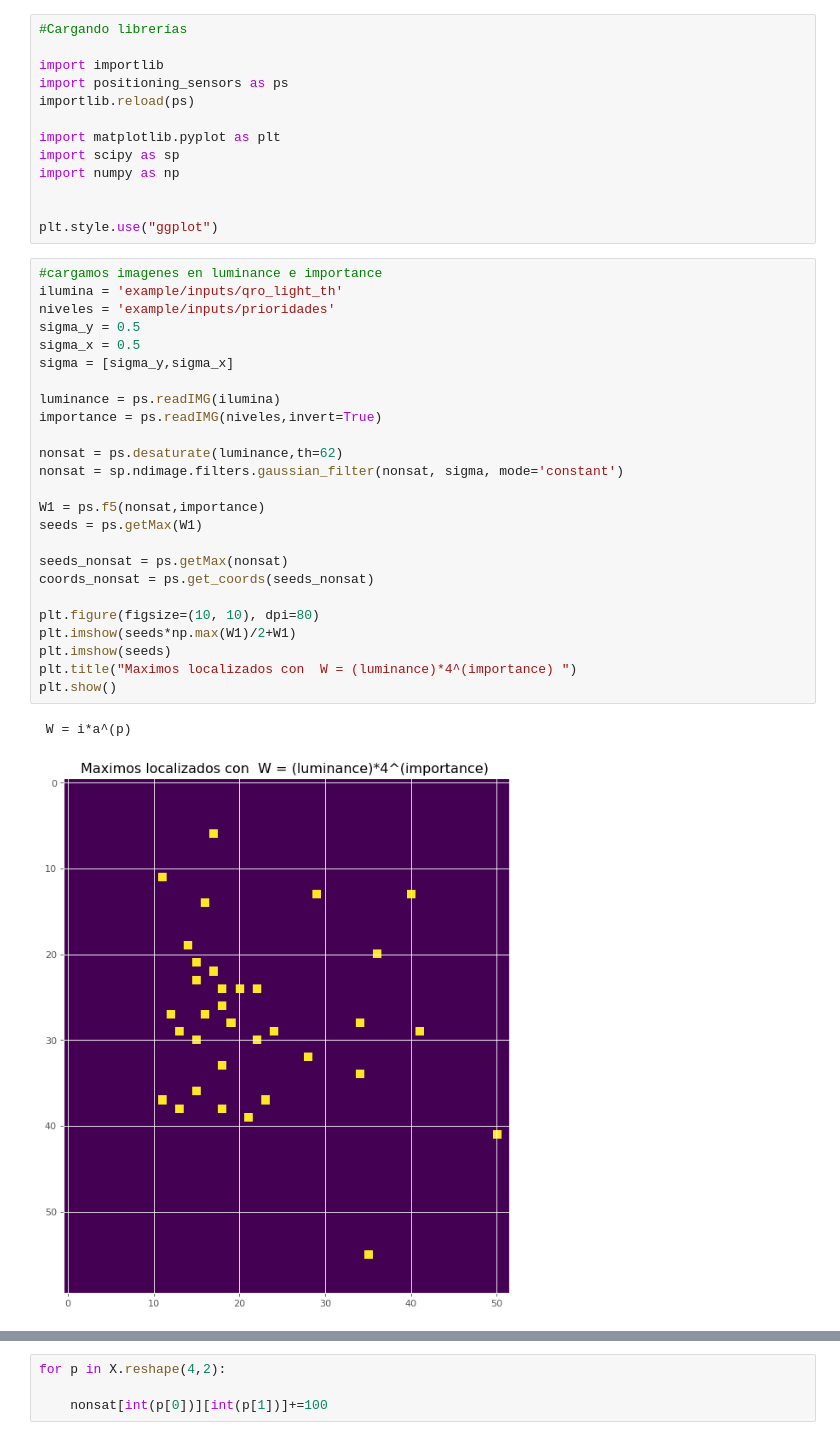
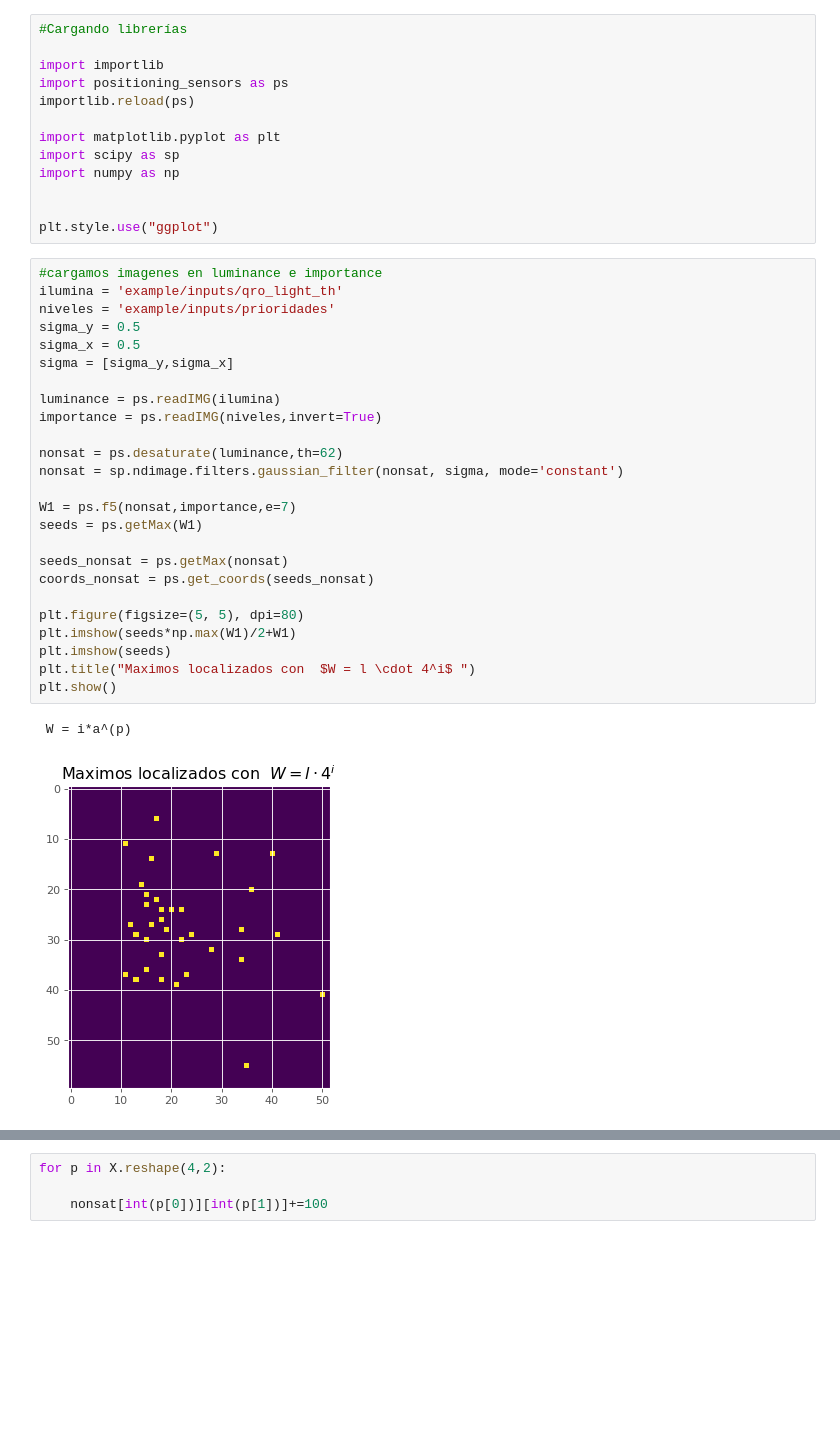
Before and after one commit to rdglpz/optimal_light_sensor_location, a Jupyter notebook: objective function design.ipynb, the cells around one changed output, grey strips where cells are left out. Saved outputs shown, nothing was run; the diff lists cells and outputs as text; blank space fills up the shorter version.

```diff
--- a/objective function design.ipynb
+++ b/objective function design.ipynb
@@ -16,31 +16,31 @@ plt.style.use("ggplot")
 # %%
 #cargamos imagenes en luminance e importance
 ilumina = 'example/inputs/qro_light_th'
 niveles = 'example/inputs/prioridades'
 sigma_y = 0.5
 sigma_x = 0.5
 sigma = [sigma_y,sigma_x]
 
 luminance = ps.readIMG(ilumina)
 importance = ps.readIMG(niveles,invert=True)
 
 nonsat = ps.desaturate(luminance,th=62)
 nonsat = sp.ndimage.filters.gaussian_filter(nonsat, sigma, mode='constant')
 
-W1 = ps.f5(nonsat,importance)
+W1 = ps.f5(nonsat,importance,e=7)
 seeds = ps.getMax(W1)
 
 seeds_nonsat = ps.getMax(nonsat)
 coords_nonsat = ps.get_coords(seeds_nonsat)
 
-plt.figure(figsize=(10, 10), dpi=80)
+plt.figure(figsize=(5, 5), dpi=80)
 plt.imshow(seeds*np.max(W1)/2+W1)
 plt.imshow(seeds)
-plt.title("Maximos localizados con  W = (luminance)*4^(importance) ")
+plt.title("Maximos localizados con  $W = l \cdot 4^i$ ")
 plt.show()
 # %% [output]
  W = i*a^(p)
-[figure, old version]
+[figure, new version]
 # %%
 seeds_nonsat = nonsat>0
 plt.imshow(seeds_nonsat)
```
Also changed, not shown: parts of 34 cells of this notebook, 2 other files.
